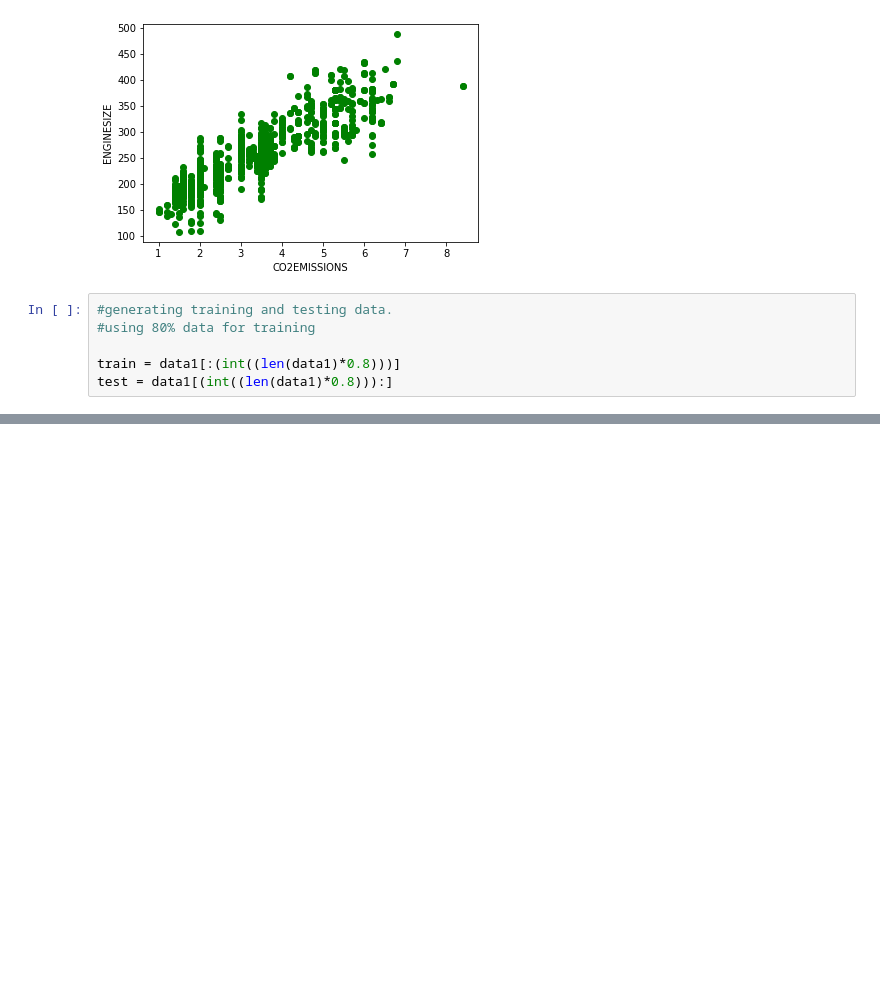
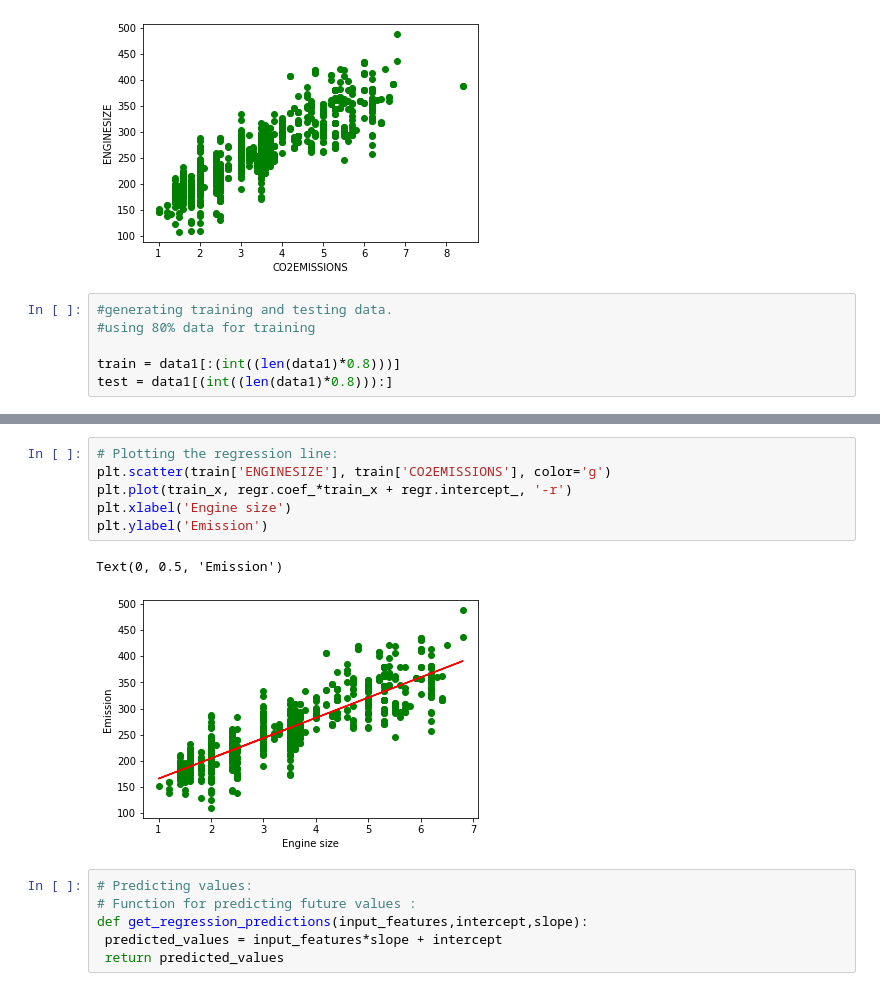
Before and after one commit to vmose/Python_Notebooks, a Jupyter notebook: ML.ipynb, the cells around one changed output, grey strips where cells are left out. Saved outputs shown, nothing was run; the diff lists cells and outputs as text; blank space fills up the shorter version.

```diff
--- a/ML.ipynb
+++ b/ML.ipynb
@@ -79,0 +48,15 @@ Y_pred = regr.predict(test_x)
+# %%
+# Plotting the regression line:
+plt.scatter(train['ENGINESIZE'], train['CO2EMISSIONS'], color='g')
+plt.plot(train_x, regr.coef_*train_x + regr.intercept_, '-r')
+plt.xlabel('Engine size')
+plt.ylabel('Emission')
+# %% [output]
+Text(0, 0.5, 'Emission')
+[figure, added]
+# %%
+# Predicting values:
+# Function for predicting future values :
+def get_regression_predictions(input_features,intercept,slope):
+ predicted_values = input_features*slope + intercept
+ return predicted_values
```
Also changed, not shown: parts of 15 cells of this notebook.
